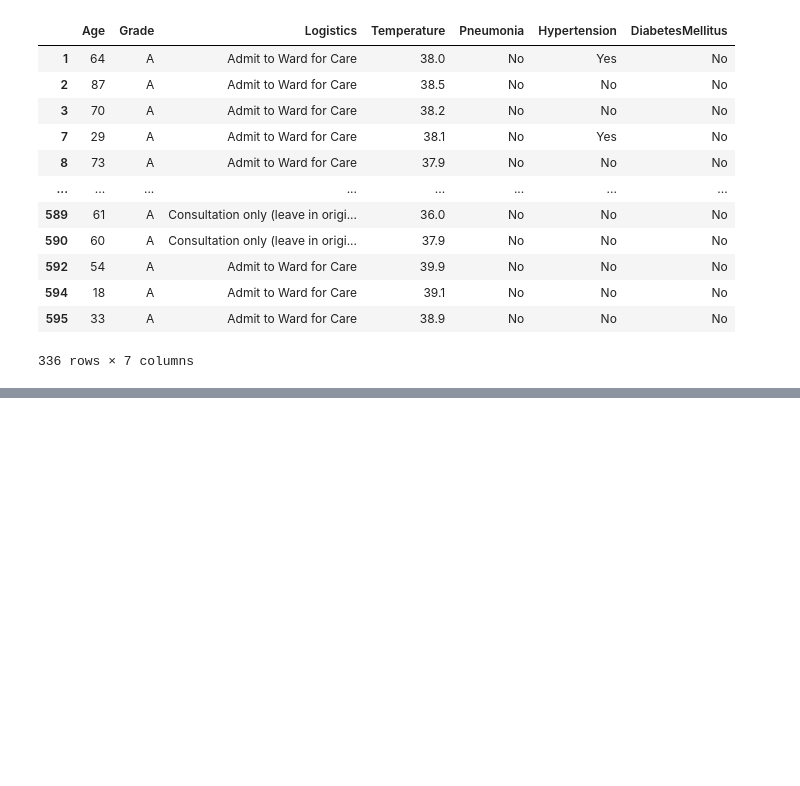
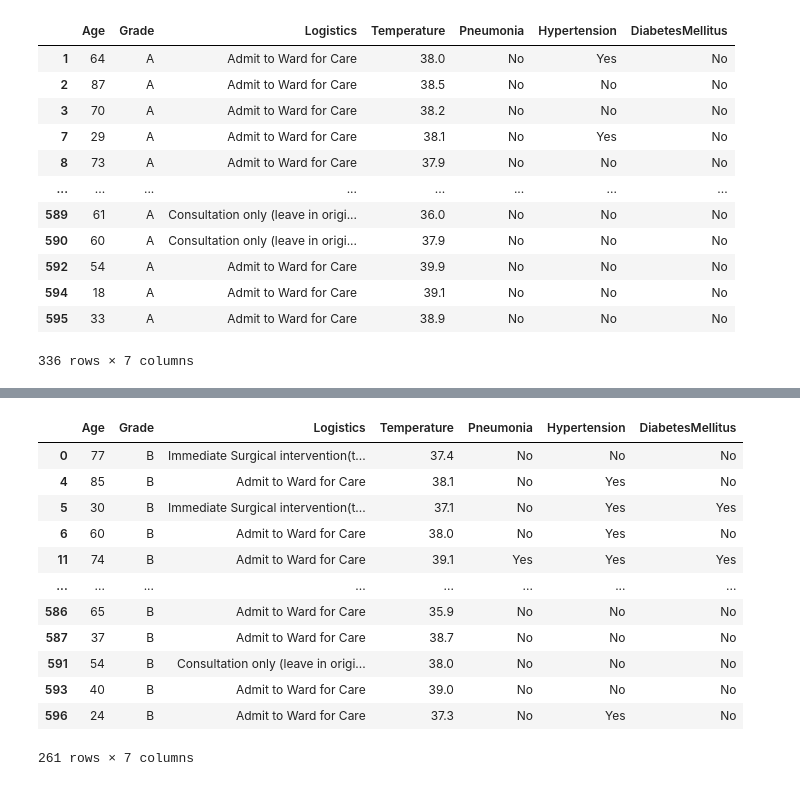
Before and after one commit to StephJones87/Udemy_Biostatistics_FUndamentals, a Jupyter notebook: Working_with_data.ipynb, the cells around one changed output, grey strips where cells are left out. Drawn from its saved outputs; the diff is of its cells as text; code cells hidden in the pictures; blank space fills up the shorter version.

```diff
--- a/Working_with_data.ipynb
+++ b/Working_with_data.ipynb
@@ -100,0 +141,16 @@ df[df.Grade == "A"]
+# %%
+df[df.Grade != "A"]
+# %% [output]
+|  | Age | Grade | Logistics | Temperature | Pneumonia | Hypertension | DiabetesMellitus |
+| 0 | 77 | B | Immediate Surgical intervention(t... | 37.4 | No | No | No |
+| 4 | 85 | B | Admit to Ward for Care | 38.1 | No | Yes | No |
+| 5 | 30 | B | Immediate Surgical intervention(t... | 37.1 | No | Yes | Yes |
+| 6 | 60 | B | Admit to Ward for Care | 38.0 | No | Yes | No |
+| 11 | 74 | B | Admit to Ward for Care | 39.1 | Yes | Yes | Yes |
+| ... | ... | ... | ... | ... | ... | ... | ... |
+| 586 | 65 | B | Admit to Ward for Care | 35.9 | No | No | No |
+| 587 | 37 | B | Admit to Ward for Care | 38.7 | No | No | No |
+| 591 | 54 | B | Consultation only (leave in origi... | 38.0 | No | No | No |
+| 593 | 40 | B | Admit to Ward for Care | 39.0 | No | No | No |
+| 596 | 24 | B | Admit to Ward for Care | 37.3 | No | Yes | No |
+261 rows × 7 columns
```
Also changed, not shown: parts of 2 cells of this notebook.
